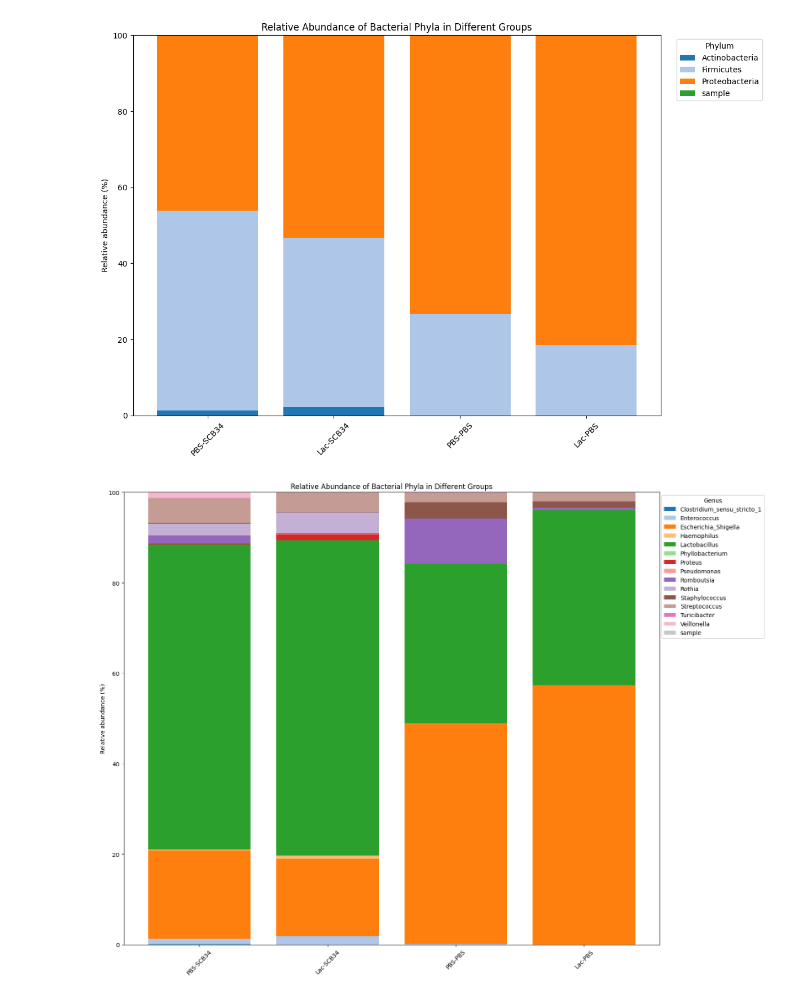
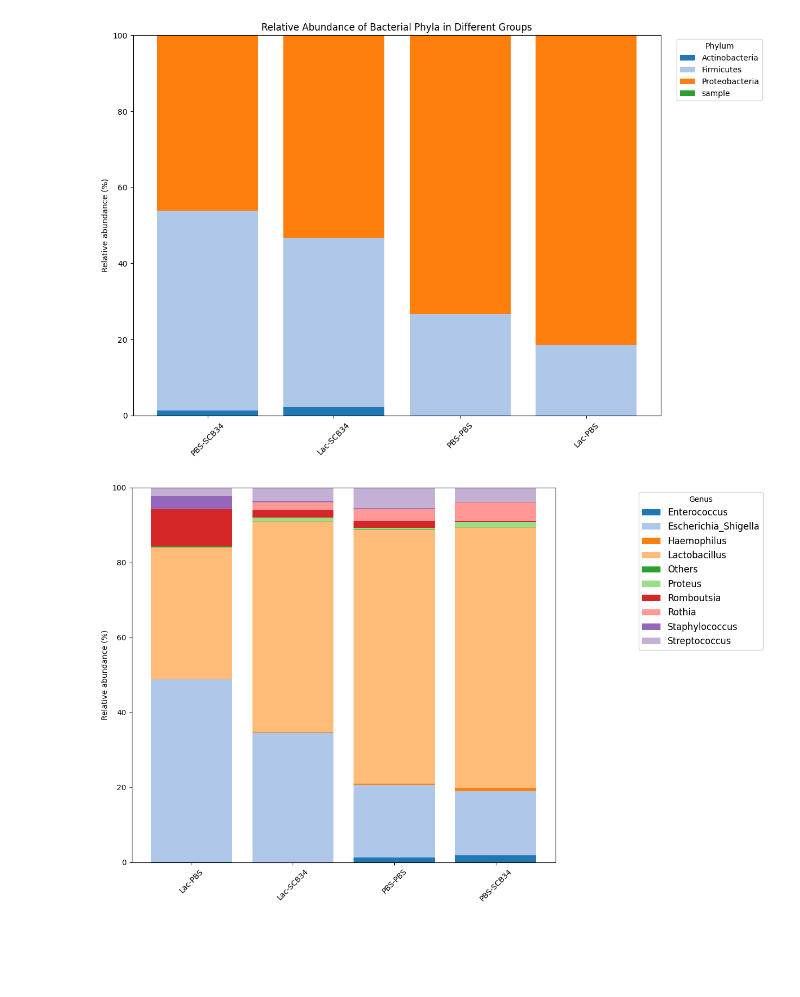
Before and after one commit to xuan13hao/data_analysis, a Jupyter notebook: 16S_rRNA_Analysis/Susana/composition/add.ipynb, the cells around one changed output. Drawn from its saved outputs; the diff is of its cells as text; code cells hidden in the pictures; blank space fills up the shorter version.

```diff
--- a/16S_rRNA_Analysis/Susana/composition/add.ipynb
+++ b/16S_rRNA_Analysis/Susana/composition/add.ipynb
@@ -48,8 +48,11 @@ plt.show()
 # %% [output]
 [figure]
 # %%
+import pandas as pd
+import matplotlib.pyplot as plt
+
 # Load the data from the CSV file
-file_path = 'taxa_abund_genus.csv'
+file_path = 'taxa_abund_genus_138.csv'
 taxa_abund_phylum = pd.read_csv(file_path)
 
 # Extract the taxa names and groups
@@ -62,34 +65,37 @@ taxa_abund_phylum = taxa_abund_phylum[taxa_names != 'Response']
 # Remove non-numeric columns
 numeric_data = taxa_abund_phylum.iloc[:, 1:].apply(pd.to_numeric, errors='coerce')
 
 # Convert abundances to relative abundances (percentages)
 relative_abundances = numeric_data.div(numeric_data.sum(axis=0), axis=1) * 100
 
+# Reorder groups
+groups = sorted(groups)
+
 # Prepare the plot
-fig, ax = plt.subplots(figsize=(16, 12))
+fig, ax = plt.subplots(figsize=(14, 8))
 
 # Define the color palette for the plot
 colors = plt.get_cmap('tab20').colors
 
 # Plot the stacked bar plot
 bottom = None
 for i, row in relative_abundances.iterrows():
     if bottom is None:
         bottom = row
         ax.bar(groups, row, label=taxa_names.iloc[i], color=colors[i % len(colors)])
     else:
         ax.bar(groups, row, bottom=bottom, label=taxa_names.iloc[i], color=colors[i % len(colors)])
         bottom += row
 
 # Customize the plot
 ax.set_ylabel('Relative abundance (%)')
-ax.set_title('Relative Abundance of Bacterial Genus in Different Groups')
-ax.legend(loc='upper right', bbox_to_anchor=(1.2, 1), title='Genus')
+ax.set_title('')
+ax.legend(loc='upper right', bbox_to_anchor=(1.5, 1), title='Genus', fontsize='large')
 
 plt.xticks(rotation=45)
 plt.tight_layout()
 
 # Show the plot
 plt.show()
 # %% [output]
-[figure, old version]
+[figure, new version]
```
Also changed, not shown: parts of 2 cells of this notebook, 51 other files.
